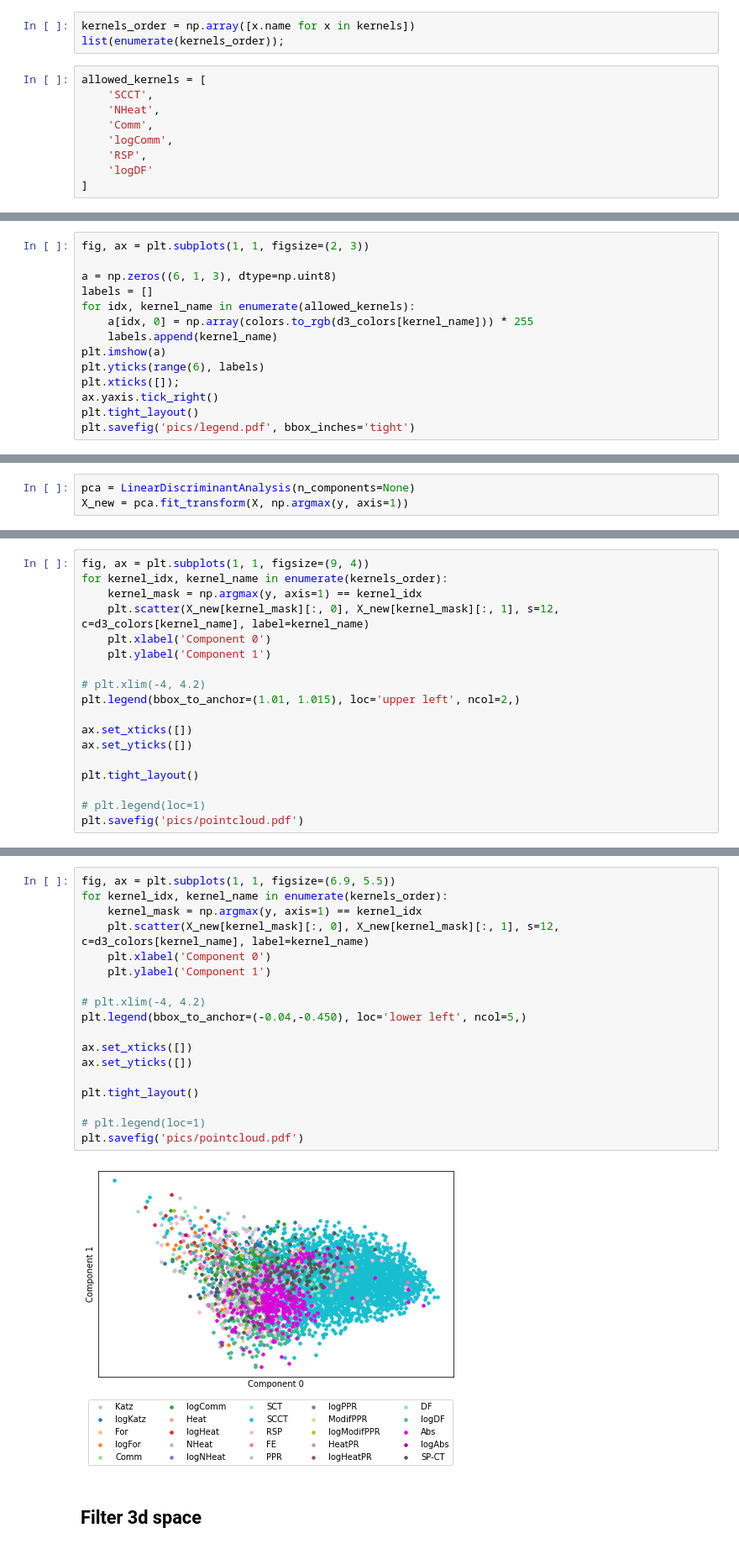
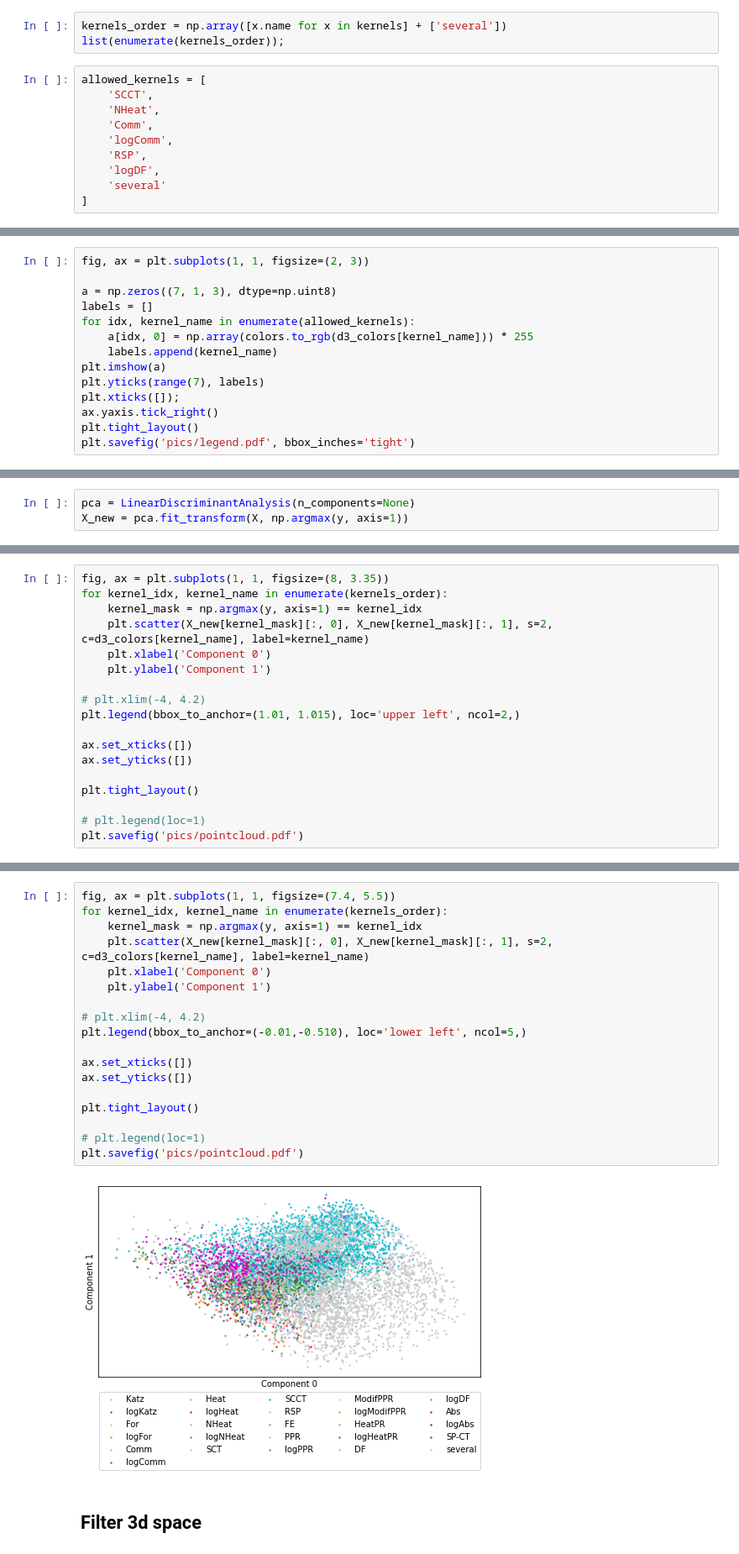
Before and after one commit to vlivashkin/pygkernels-experiments, a Jupyter notebook: experiments/paper_reproducible_results/5d_filter_с1.ipynb, the cells around one changed output, grey strips where cells are left out. Shown at 84% size. Drawn from its saved outputs; the diff is of its cells as text.

```diff
--- a/experiments/paper_reproducible_results/5d_filter_с1.ipynb
+++ b/experiments/paper_reproducible_results/5d_filter_с1.ipynb
@@ -229,7 +229,7 @@ def doplot(ax, X, y, plot, feature_names, resolution=100, scatter=True):
 # %% [markdown]
 # 5d filter
 # %%
-kernels_order = np.array([x.name for x in kernels])
+kernels_order = np.array([x.name for x in kernels] + ['several'])
 list(enumerate(kernels_order));
 # %%
 allowed_kernels = [
@@ -238,7 +238,8 @@ allowed_kernels = [
     'Comm',
     'logComm',
     'RSP',
-    'logDF'
+    'logDF',
+    'several'
 ]
 # %%
 # root = '/media/illusionww/68949C3149F4E819/phd/pygkernels/montecarlo_lfr_simple'
@@ -297,13 +298,13 @@ plt.yticks([]);
 # %%
 fig, ax = plt.subplots(1, 1, figsize=(2, 3))
 
-a = np.zeros((6, 1, 3), dtype=np.uint8)
+a = np.zeros((7, 1, 3), dtype=np.uint8)
 labels = []
 for idx, kernel_name in enumerate(allowed_kernels):
     a[idx, 0] = np.array(colors.to_rgb(d3_colors[kernel_name])) * 255
     labels.append(kernel_name)
 plt.imshow(a)
-plt.yticks(range(6), labels)
+plt.yticks(range(7), labels)
 plt.xticks([]);
 ax.yaxis.tick_right()
 plt.tight_layout()
@@ -405,8 +406,8 @@ plot_lda_importance(X_new)
 # %%
-fig, ax = plt.subplots(1, 1, figsize=(9, 4))
+fig, ax = plt.subplots(1, 1, figsize=(8, 3.35))
 for kernel_idx, kernel_name in enumerate(kernels_order):
     kernel_mask = np.argmax(y, axis=1) == kernel_idx
-    plt.scatter(X_new[kernel_mask][:, 0], X_new[kernel_mask][:, 1], s=12, c=d3_colors[kernel_name], label=kernel_name)
+    plt.scatter(X_new[kernel_mask][:, 0], X_new[kernel_mask][:, 1], s=2, c=d3_colors[kernel_name], label=kernel_name)
     plt.xlabel('Component 0')
     plt.ylabel('Component 1')
 
@@ -425,23 +426,23 @@ plt.savefig('pics/pointcloud.pdf')
 # %%
-fig, ax = plt.subplots(1, 1, figsize=(6.9, 5.5))
+fig, ax = plt.subplots(1, 1, figsize=(7.4, 5.5))
 for kernel_idx, kernel_name in enumerate(kernels_order):
     kernel_mask = np.argmax(y, axis=1) == kernel_idx
-    plt.scatter(X_new[kernel_mask][:, 0], X_new[kernel_mask][:, 1], s=12, c=d3_colors[kernel_name], label=kernel_name)
+    plt.scatter(X_new[kernel_mask][:, 0], X_new[kernel_mask][:, 1], s=2, c=d3_colors[kernel_name], label=kernel_name)
     plt.xlabel('Component 0')
     plt.ylabel('Component 1')
 
 # plt.xlim(-4, 4.2)
-plt.legend(bbox_to_anchor=(-0.04,-0.450), loc='lower left', ncol=5,)
+plt.legend(bbox_to_anchor=(-0.01,-0.510), loc='lower left', ncol=5,)
 
 ax.set_xticks([])
 ax.set_yticks([])
 
 plt.tight_layout()
 
 # plt.legend(loc=1)
 plt.savefig('pics/pointcloud.pdf')
 # %% [output]
-[figure, old version]
+[figure, new version]
 # %% [markdown]
 ## Filter 3d space
 # %%
```
Also changed, not shown: parts of 15 cells of this notebook, 21 other files.
